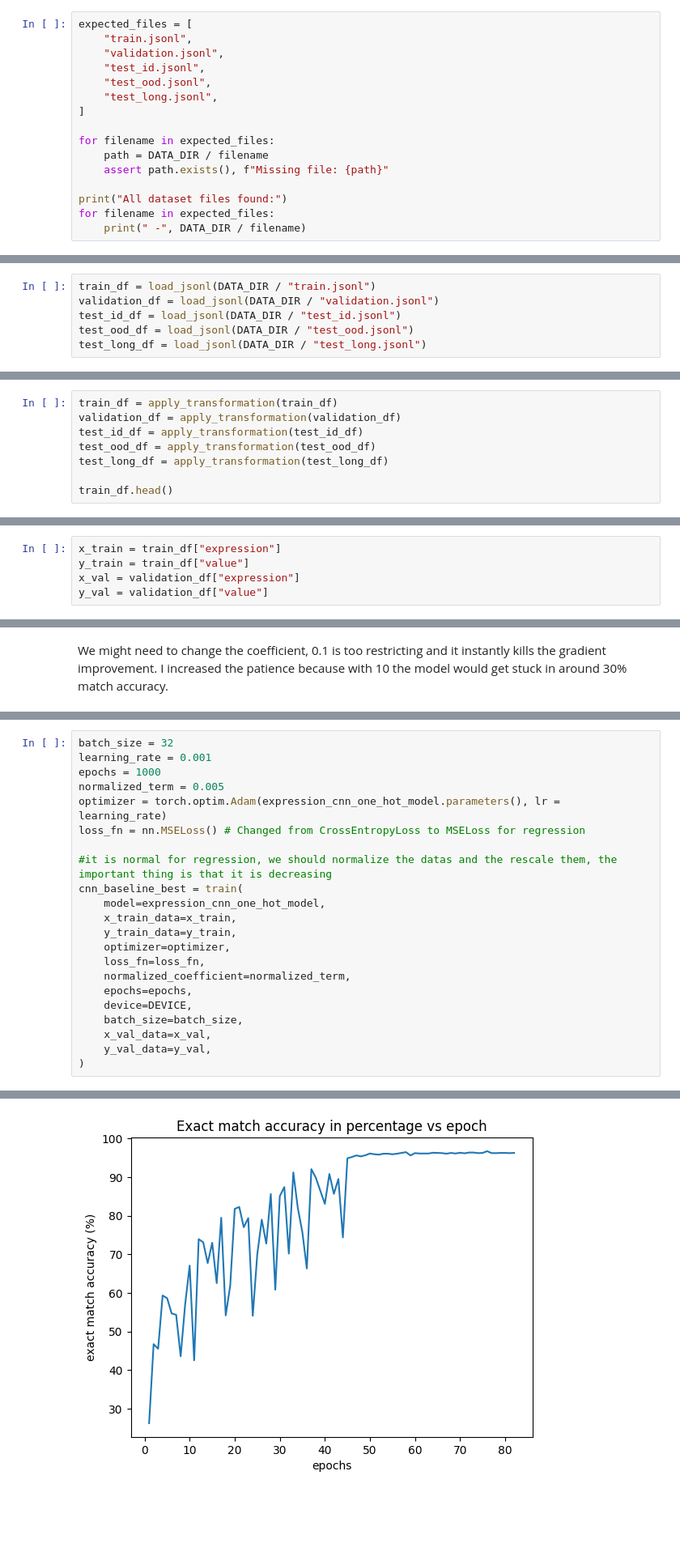
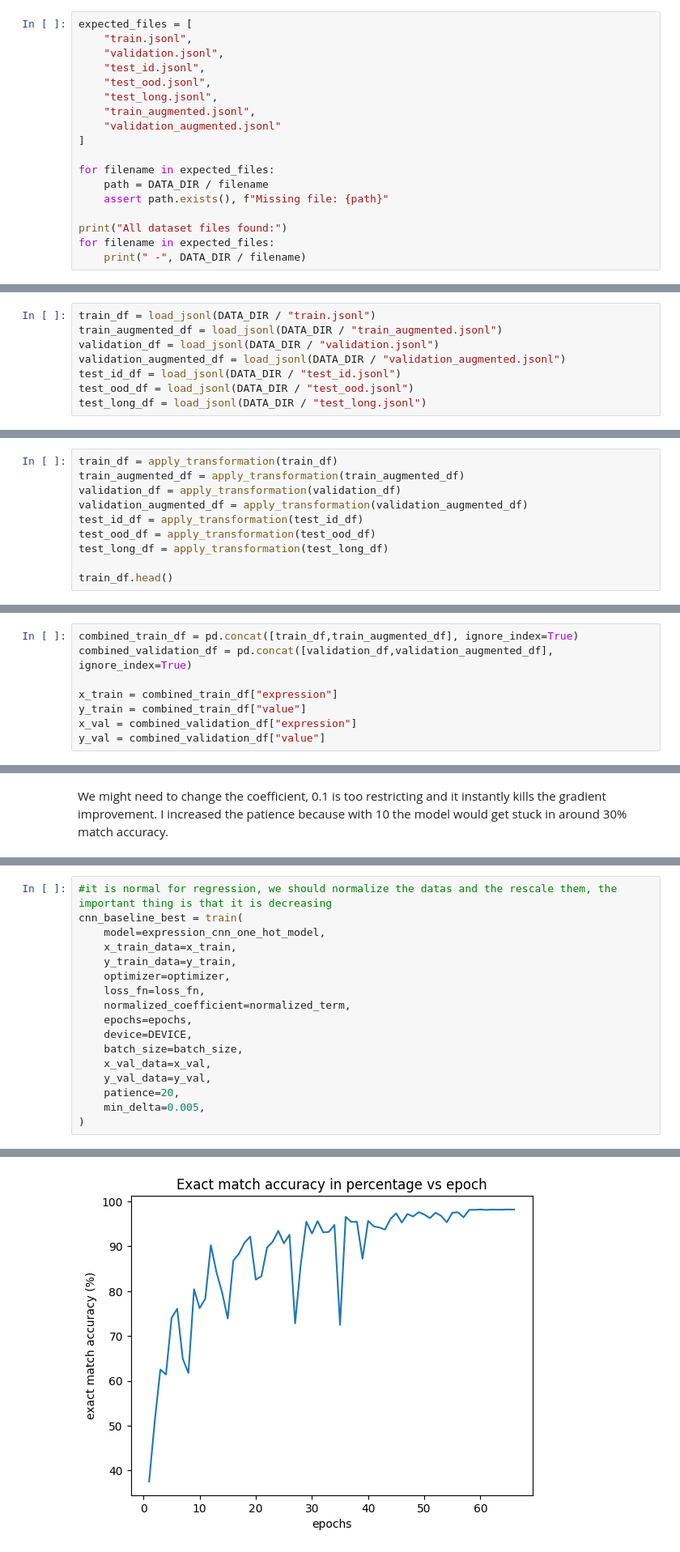
Before and after one commit to BrennoVaccari/95662-Introduction-To-Machine-Learning, a Jupyter notebook: CNN.ipynb, the cells around one changed output, grey strips where cells are left out. Shown at 81% size. Drawn from its saved outputs; the diff is of its cells as text; blank space fills up the shorter version.

```diff
--- a/CNN.ipynb
+++ b/CNN.ipynb
@@ -80,6 +80,8 @@ expected_files = [
     "test_id.jsonl",
     "test_ood.jsonl",
     "test_long.jsonl",
+    "train_augmented.jsonl",
+    "validation_augmented.jsonl"
 ]
 
 for filename in expected_files:
@@ -108,7 +112,9 @@ def load_jsonl(path):
     return pd.DataFrame(records)
 # %%
 train_df = load_jsonl(DATA_DIR / "train.jsonl")
+train_augmented_df = load_jsonl(DATA_DIR / "train_augmented.jsonl")
 validation_df = load_jsonl(DATA_DIR / "validation.jsonl")
+validation_augmented_df = load_jsonl(DATA_DIR / "validation_augmented.jsonl")
 test_id_df = load_jsonl(DATA_DIR / "test_id.jsonl")
 test_ood_df = load_jsonl(DATA_DIR / "test_ood.jsonl")
 test_long_df = load_jsonl(DATA_DIR / "test_long.jsonl")
@@ -300,7 +341,9 @@ def apply_transformation(df):
     return df
 # %%
 train_df = apply_transformation(train_df)
+train_augmented_df = apply_transformation(train_augmented_df)
 validation_df = apply_transformation(validation_df)
+validation_augmented_df = apply_transformation(validation_augmented_df)
 test_id_df = apply_transformation(test_id_df)
 test_ood_df = apply_transformation(test_ood_df)
 test_long_df = apply_transformation(test_long_df)
@@ -409,10 +458,13 @@ def draw_loss_graph(epochs, train_losses, val_losses = None, val_losses_RMSE=Non
 # %% [markdown]
 ### 2.1 Defining Input and Target (x and y)
 # %%
-x_train = train_df["expression"]
-y_train = train_df["value"]
-x_val = validation_df["expression"]
-y_val = validation_df["value"]
+combined_train_df = pd.concat([train_df,train_augmented_df], ignore_index=True)
+combined_validation_df = pd.concat([validation_df,validation_augmented_df], ignore_index=True)
+
+x_train = combined_train_df["expression"]
+y_train = combined_train_df["value"]
+x_val = combined_validation_df["expression"]
+y_val = combined_validation_df["value"]
 # %% [markdown]
 ### 2.2 Tokenization
 
@@ -786,11 +866,4 @@ We might need to change the coefficient, 0.1 is too restricting and it instantly
 # %%
-batch_size = 32
-learning_rate = 0.001
-epochs = 1000
-normalized_term = 0.005
-optimizer = torch.optim.Adam(expression_cnn_one_hot_model.parameters(), lr = learning_rate)
-loss_fn = nn.MSELoss() # Changed from CrossEntropyLoss to MSELoss for regression
-
 #it is normal for regression, we should normalize the datas and the rescale them, the important thing is that it is decreasing
 cnn_baseline_best = train(
     model=expression_cnn_one_hot_model,
@@ -804,6 +877,8 @@ cnn_baseline_best = train(
     batch_size=batch_size,
     x_val_data=x_val,
     y_val_data=y_val,
+    patience=20,
+    min_delta=0.005,
 )
 # %% [output]
 [0.001]
@@ -827 +902 @@ Early stopping triggered. No improvement in validation loss for 12 epochs.
-[figure, old version]
+[figure, new version]
```
Also changed, not shown: parts of 29 cells of this notebook, 5 other files.
